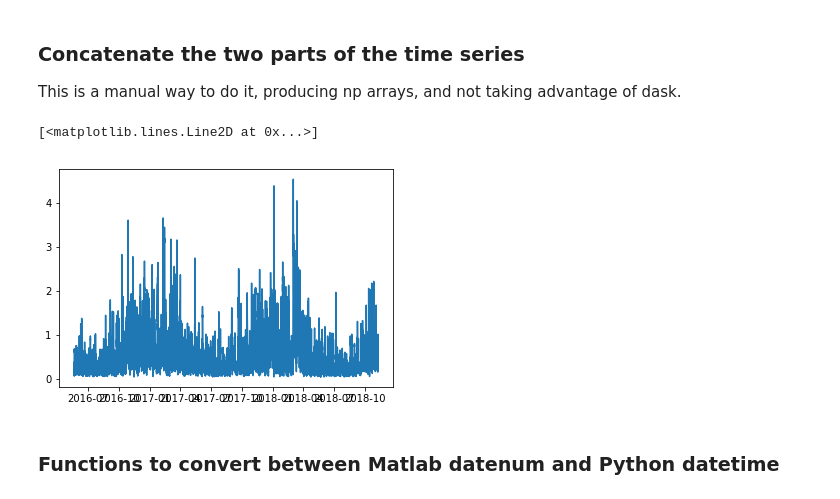
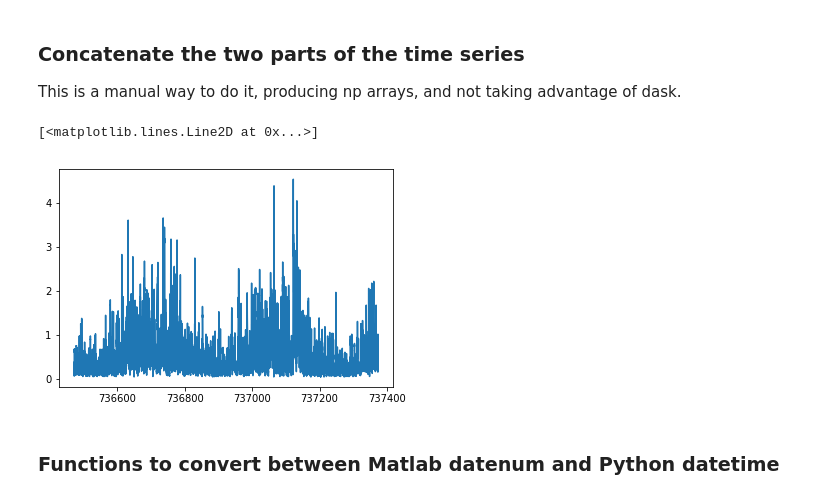
Before and after one commit to csherwood-usgs/Raster_calcs, a Jupyter notebook: CDIP221_to_nc.ipynb, the cells around one changed output. Saved outputs shown, nothing was run; the diff lists cells and outputs as text; code cells hidden in the pictures.

```diff
--- a/CDIP221_to_nc.ipynb
+++ b/CDIP221_to_nc.ipynb
@@ -20,11 +20,11 @@ fname = '221p1_historic.nc'
 fname2 = '221p1_rt.nc'
 fpath = os.path.join(dirname,fname)
 print(fpath)
-ds = xr.open_dataset(fpath,decode_times=True)
+ds = xr.open_dataset(fpath,decode_times=False)
 print(ds['waveTime'])
 fpath2 = os.path.join(dirname,fname2)
 print(fpath2)
-ds2 = xr.open_dataset(fpath2,decode_times=True)
+ds2 = xr.open_dataset(fpath2,decode_times=False)
 print(ds2['waveTime'])
 # %% [output]
 D:\crs\proj\2015_Sandwich\data_proc\waves_water_levels\221p1_historic.nc
@@ -72,16 +86,19 @@ Data variables:
 ### Concatenate the two parts of the time series
 This is a manual way to do it, producing np arrays, and not taking advantage of dask.
 # %%
-dtm64 =  np.concatenate( (ds['waveTime'].values, ds2['waveTime'].values) )
+# if imported with
+# dtm64 =  np.concatenate( (ds['waveTime'].values, ds2['waveTime'].values) )
+# if imported as seconds since 1970-01-01 00:00:00 UTC, add offset to convert to Matlab times
+dn = 719529.0 + 1./(24.*3600.) * np.concatenate( (ds['waveTime'].values, ds2['waveTime'].values) )
 Hs = np.concatenate( (ds['waveHs'].values,   ds2['waveHs'].values )  )
 Tp = np.concatenate( (ds['waveTp'].values,   ds2['waveTp'].values )  )
 Ta = np.concatenate( (ds['waveTa'].values,   ds2['waveTa'].values )  )
 Dp = np.concatenate( (ds['waveDp'].values,   ds2['waveDp'].values )  )
 # %%
-plt.plot(dtm64,Hs)
+plt.plot(dn,Hs)
 # %% [output]
 [<matplotlib.lines.Line2D at 0x...>]
-[figure, old version]
+[figure, new version]
 # %% [markdown]
 ### Functions to convert between Matlab datenum and Python datetime
 # %%
```
Also changed, not shown: parts of 11 cells of this notebook, 1 other file.
